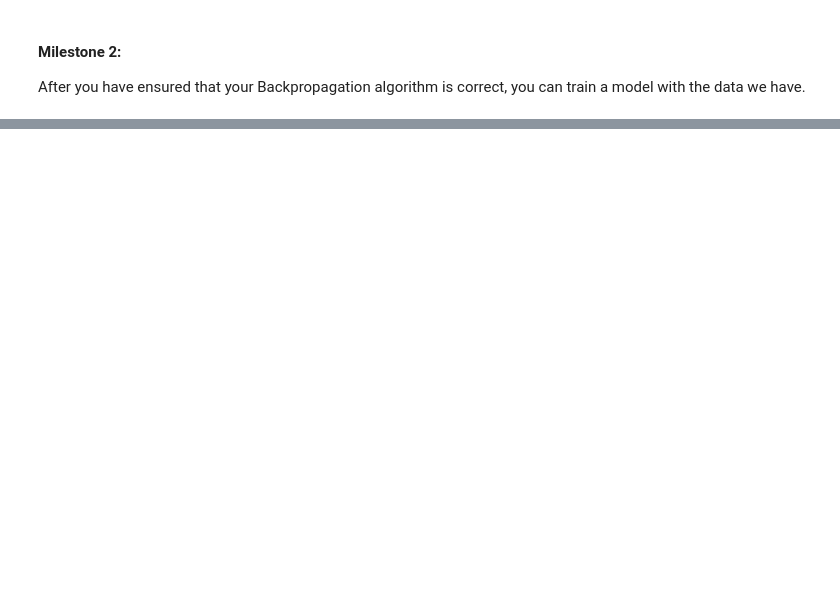
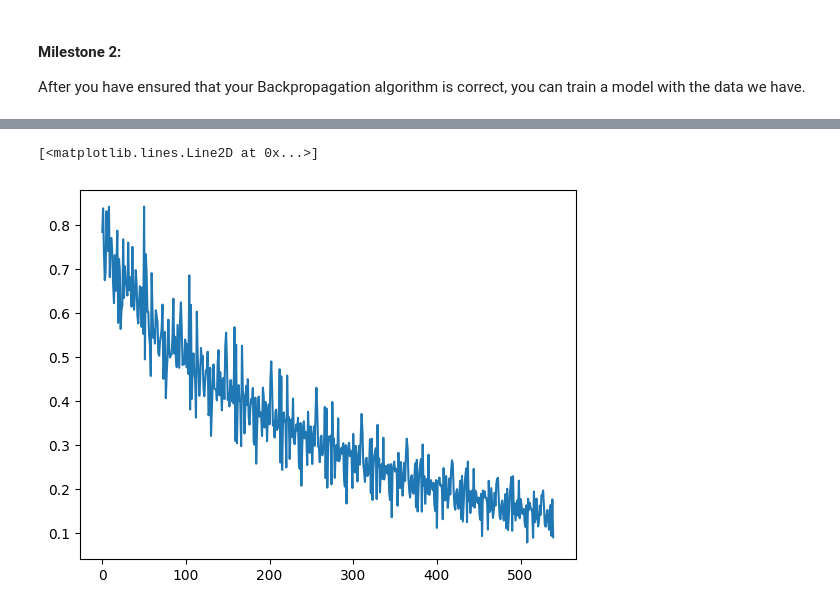
Before and after one commit to PaulLerner/lxmls-toolkit, a Jupyter notebook: labs/notebooks/non_linear_classifiers/mlp.ipynb, the cells around one changed output, grey strips where cells are left out. Saved outputs shown, nothing was run; the diff lists cells and outputs as text; code cells hidden in the pictures; blank space fills up the shorter version.

```diff
--- a/labs/notebooks/non_linear_classifiers/mlp.ipynb
+++ b/labs/notebooks/non_linear_classifiers/mlp.ipynb
@@ -210,20 +289,23 @@ After you have ensured that your Backpropagation algorithm is correct, you can t
 train_batches = data.batches('train', batch_size=batch_size)
 test_set = data.batches('test', batch_size=None)[0]
 
+losses = []
+accuracies = []
 # Epoch loop
-for epoch in range(20):
+for epoch in range(10):
 
     # Batch loop
     for batch in train_batches:
         loss = model.update(input=batch['input'], output=batch['output'])
-        print("\t", loss)
+        losses.append(loss)
+        #print("\t", loss)
 
     # Prediction for this epoch
     hat_y = model.predict(input=test_set['input'])
 
     # Evaluation
     accuracy = 100*np.mean(hat_y == test_set['output'])
-
+    accuracies.append(accuracy)
     # Inform user
     print("Epoch %d: accuracy %2.2f %%" % (epoch+1, accuracy))
 # %% [output]
@@ -246,0 +322,5 @@ Epoch 20: accuracy 81.50 %
+# %%
+plt.plot(losses)
+# %% [output]
+[<matplotlib.lines.Line2D at 0x...>]
+[figure, added]
```
Also changed, not shown: parts of 10 cells of this notebook.
